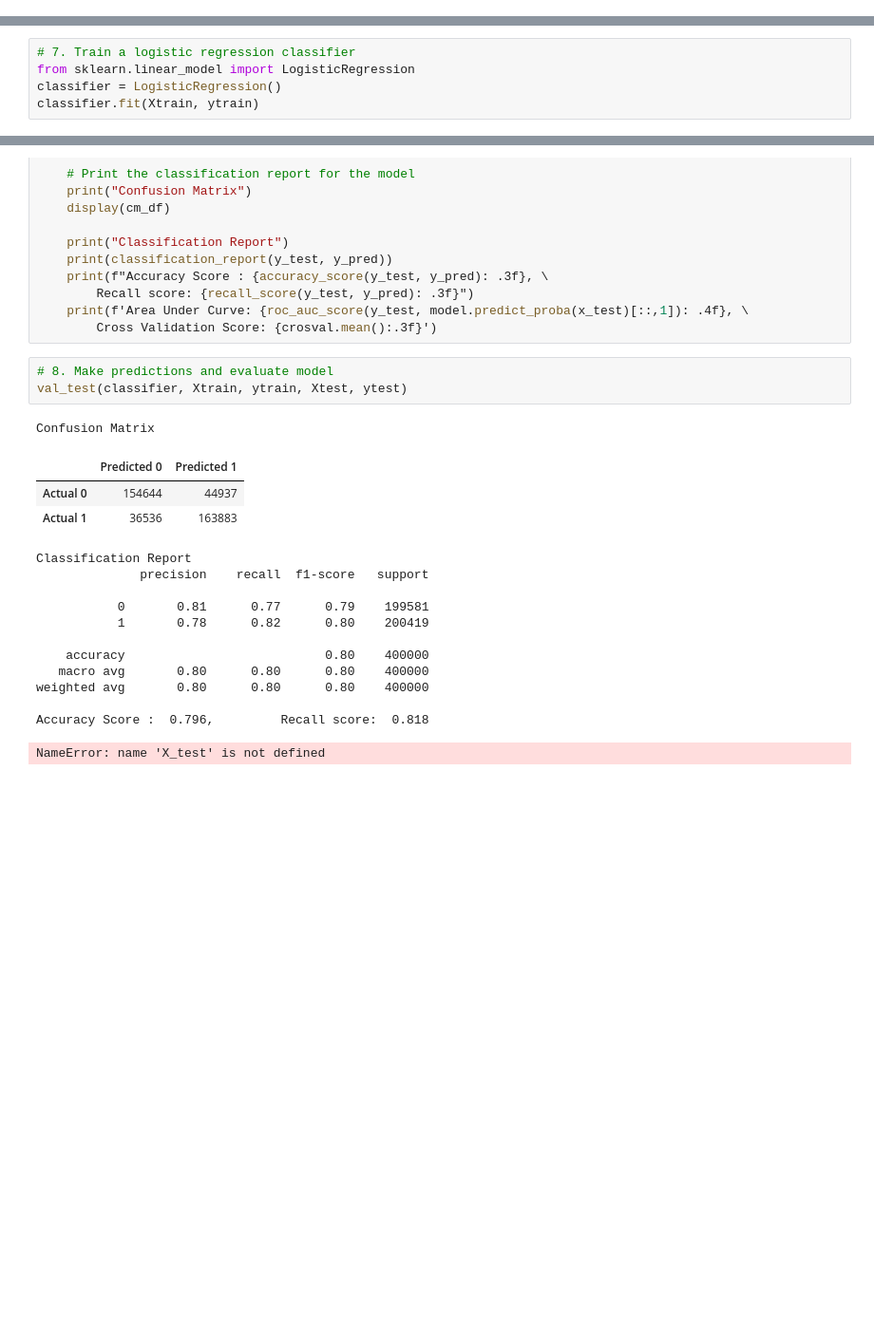
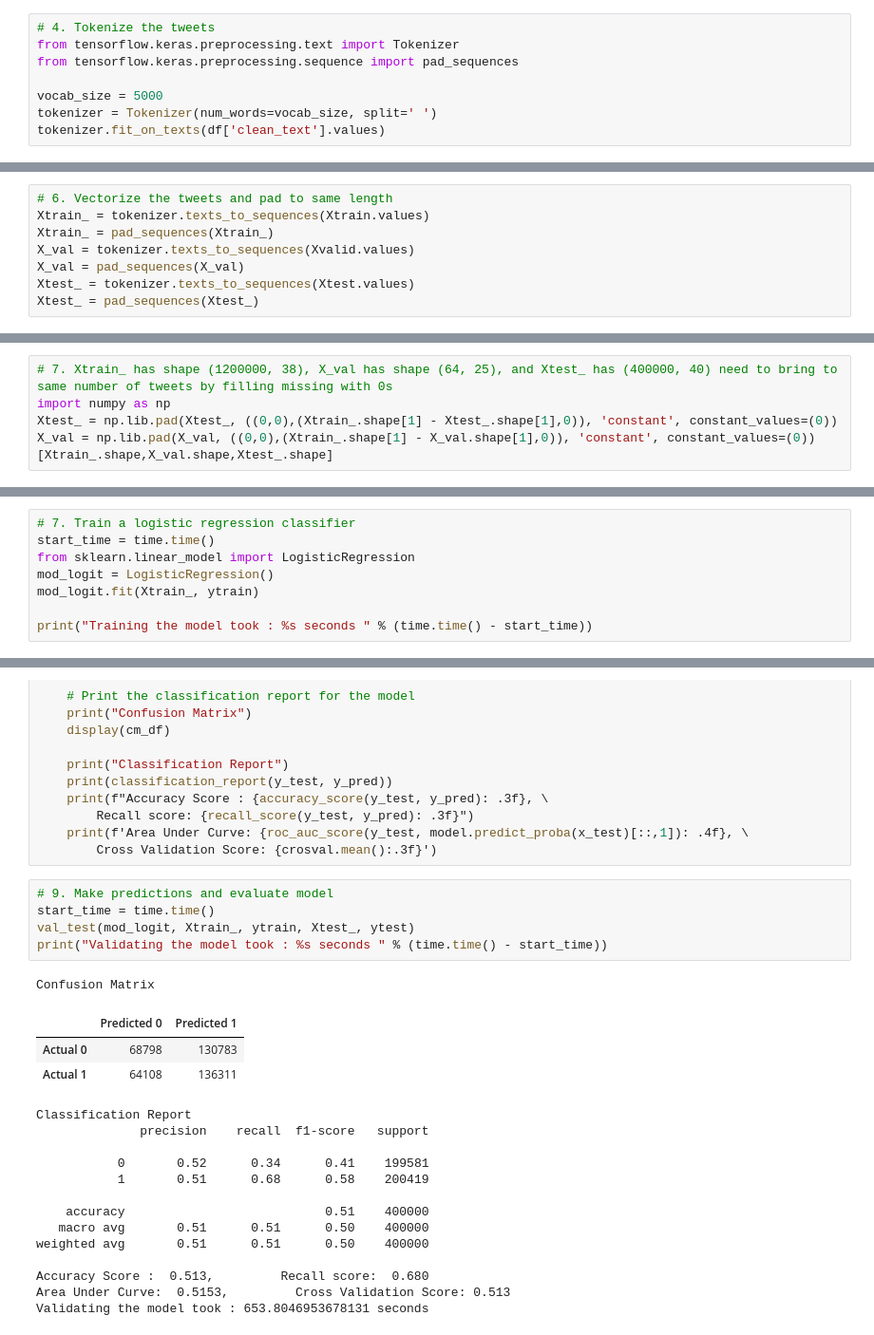
Before and after one commit to pajeeokoth/Sentiment_Analysis, a Jupyter notebook: P7_02_jupyternotebook.ipynb, the cells around one changed output, grey strips where cells are left out. Shown: that part at 95% size. Saved outputs shown, nothing was run; the diff lists cells and outputs as text; blank space fills up the shorter version.

```diff
--- a/P7_02_jupyternotebook.ipynb
+++ b/P7_02_jupyternotebook.ipynb
@@ -101,6 +105,14 @@ def lemmatize(text):
 # %%
 # Apply the  lemmatize()  function to the whole cleaned corpus with:
 df['clean_text'] = df.text.apply(lambda txt : lemmatize(txt))
+# %%
+# 4. Tokenize the tweets
+from tensorflow.keras.preprocessing.text import Tokenizer
+from tensorflow.keras.preprocessing.sequence import pad_sequences
+
+vocab_size = 5000
+tokenizer = Tokenizer(num_words=vocab_size, split=' ')
+tokenizer.fit_on_texts(df['clean_text'].values)
 # %%
 # 5. Split data into label, features, traing and testing sets
 from sklearn.model_selection import train_test_split
@@ -110,0 +125,8 @@ Xtrain, Xtest, ytrain, ytest = train_test_split(X, y, test_size=0.25, random_sta
+# %%
+# 6. Vectorize the tweets and pad to same length
+Xtrain_ = tokenizer.texts_to_sequences(Xtrain.values)
+Xtrain_ = pad_sequences(Xtrain_)
+X_val = tokenizer.texts_to_sequences(Xvalid.values)
+X_val = pad_sequences(X_val)
+Xtest_ = tokenizer.texts_to_sequences(Xtest.values)
+Xtest_ = pad_sequences(Xtest_)
@@ -110,0 +137,6 @@ Xtrain, Xtest, ytrain, ytest = train_test_split(X, y, test_size=0.25, random_sta
+# %%
+# 7. Xtrain_ has shape (1200000, 38), X_val has shape (64, 25), and Xtest_ has (400000, 40) need to bring to same number of tweets by filling missing with 0s
+import numpy as np
+Xtest_ = np.lib.pad(Xtest_, ((0,0),(Xtrain_.shape[1] - Xtest_.shape[1],0)), 'constant', constant_values=(0))
+X_val = np.lib.pad(X_val, ((0,0),(Xtrain_.shape[1] - X_val.shape[1],0)), 'constant', constant_values=(0))
+[Xtrain_.shape,X_val.shape,Xtest_.shape]
@@ -131,6 +172,9 @@ Xtest = vectorizer.transform(Xtest)
 # %%
 # 7. Train a logistic regression classifier
+start_time = time.time()
 from sklearn.linear_model import LogisticRegression
-classifier = LogisticRegression()
-classifier.fit(Xtrain, ytrain)
+mod_logit = LogisticRegression()
+mod_logit.fit(Xtrain_, ytrain)
+
+print("Training the model took : %s seconds " % (time.time() - start_time))
 # %% [output]
@@ -167,22 +223,25 @@ def val_test(model, x_train, y_train, x_test, y_test):
     print(f'Area Under Curve: {roc_auc_score(y_test, model.predict_proba(x_test)[::,1]): .4f}, \
         Cross Validation Score: {crosval.mean():.3f}')
 # %%
-# 8. Make predictions and evaluate model
-val_test(classifier, Xtrain, ytrain, Xtest, ytest)
+# 9. Make predictions and evaluate model
+start_time = time.time()
+val_test(mod_logit, Xtrain_, ytrain, Xtest_, ytest)
+print("Validating the model took : %s seconds " % (time.time() - start_time))
 # %% [output]
 Confusion Matrix
 |  | Predicted 0 | Predicted 1 |
-| Actual 0 | 154644 | 44937 |
-| Actual 1 | 36536 | 163883 |
+| Actual 0 | 68798 | 130783 |
+| Actual 1 | 64108 | 136311 |
 Classification Report
               precision    recall  f1-score   support
 
-           0       0.81      0.77      0.79    199581
-           1       0.78      0.82      0.80    200419
+           0       0.52      0.34      0.41    199581
+           1       0.51      0.68      0.58    200419
 
-    accuracy                           0.80    400000
-   macro avg       0.80      0.80      0.80    400000
-weighted avg       0.80      0.80      0.80    400000
+    accuracy                           0.51    400000
+   macro avg       0.51      0.51      0.50    400000
+weighted avg       0.51      0.51      0.50    400000
 
-Accuracy Score :  0.796,         Recall score:  0.818
+Accuracy Score :  0.513,         Recall score:  0.680
+Area Under Curve:  0.5153,         Cross Validation Score: 0.513
+Validating the model took : 653.8046953678131 seconds
-NameError: name 'X_test' is not defined
```
Also changed, not shown: parts of 26 cells of this notebook, 8 other files.
